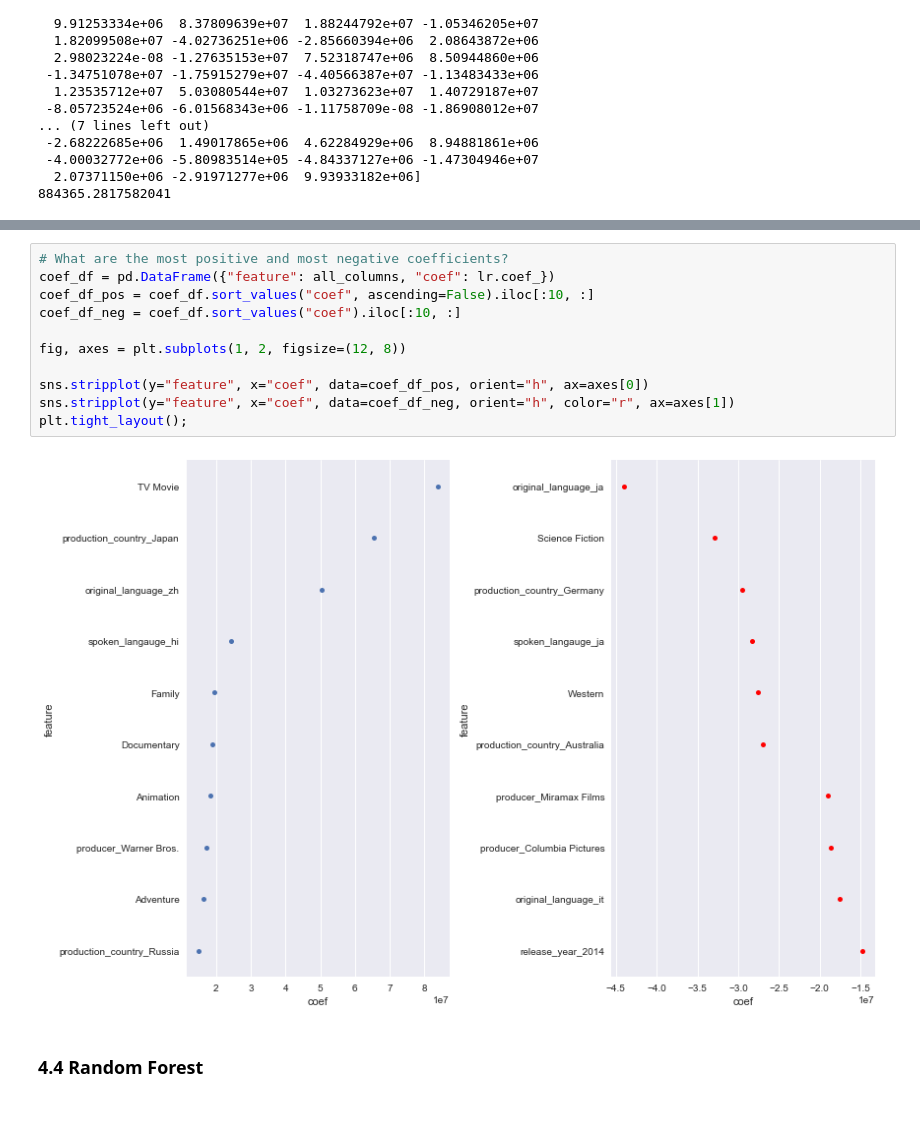
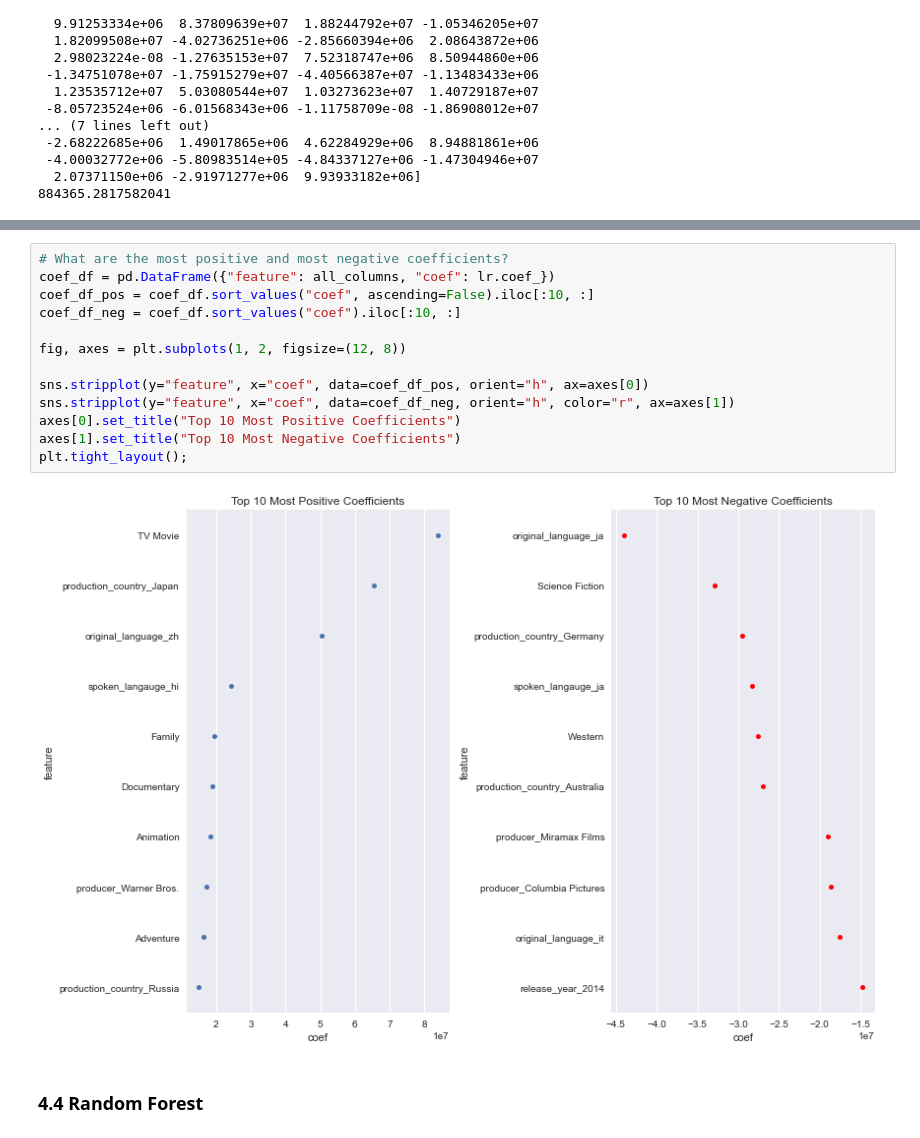
Before and after one commit to colinjl12479/Predicting_Movie_Revenues, a Jupyter notebook: Problem2 Box Office Prediction.ipynb, the cells around one changed output, grey strips where cells are left out. Cells and saved outputs as stored; diff of their text form.

```diff
--- a/Problem2 Box Office Prediction.ipynb
+++ b/Problem2 Box Office Prediction.ipynb
@@ -898,16 +899,18 @@ RMSE = 78026792.68431492
 # %%
 # What are the most positive and most negative coefficients?
 coef_df = pd.DataFrame({"feature": all_columns, "coef": lr.coef_})
 coef_df_pos = coef_df.sort_values("coef", ascending=False).iloc[:10, :]
 coef_df_neg = coef_df.sort_values("coef").iloc[:10, :]
 
 fig, axes = plt.subplots(1, 2, figsize=(12, 8))
 
 sns.stripplot(y="feature", x="coef", data=coef_df_pos, orient="h", ax=axes[0])
 sns.stripplot(y="feature", x="coef", data=coef_df_neg, orient="h", color="r", ax=axes[1])
+axes[0].set_title("Top 10 Most Positive Coefficients")
+axes[1].set_title("Top 10 Most Negative Coefficients")
 plt.tight_layout();
 # %% [output]
-[figure, old version]
+[figure, new version]
 # %% [markdown]
 ### 4.4 Random Forest
 # %%
```
Also changed, not shown: parts of 8 cells of this notebook.
